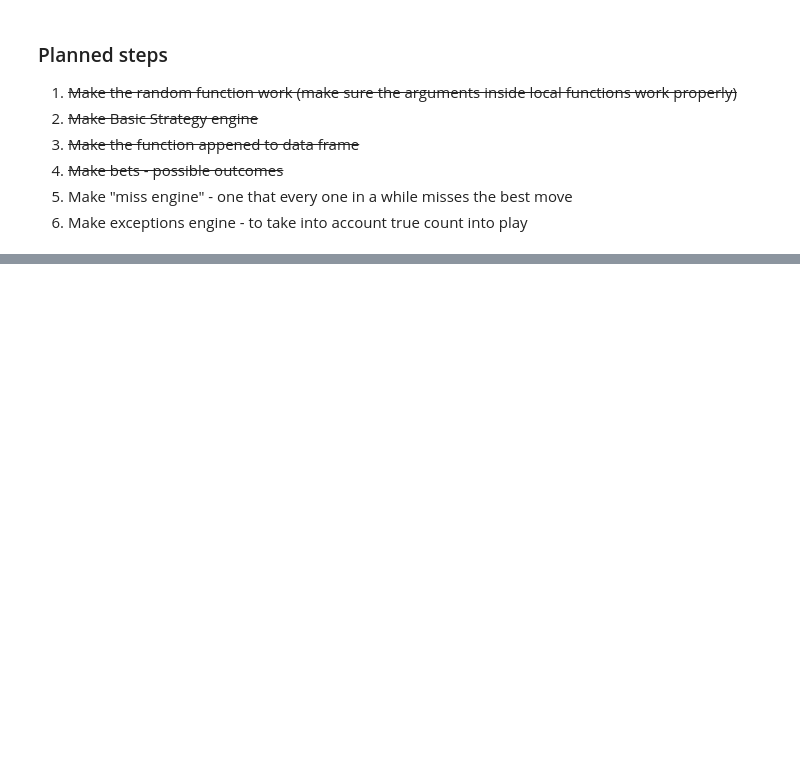
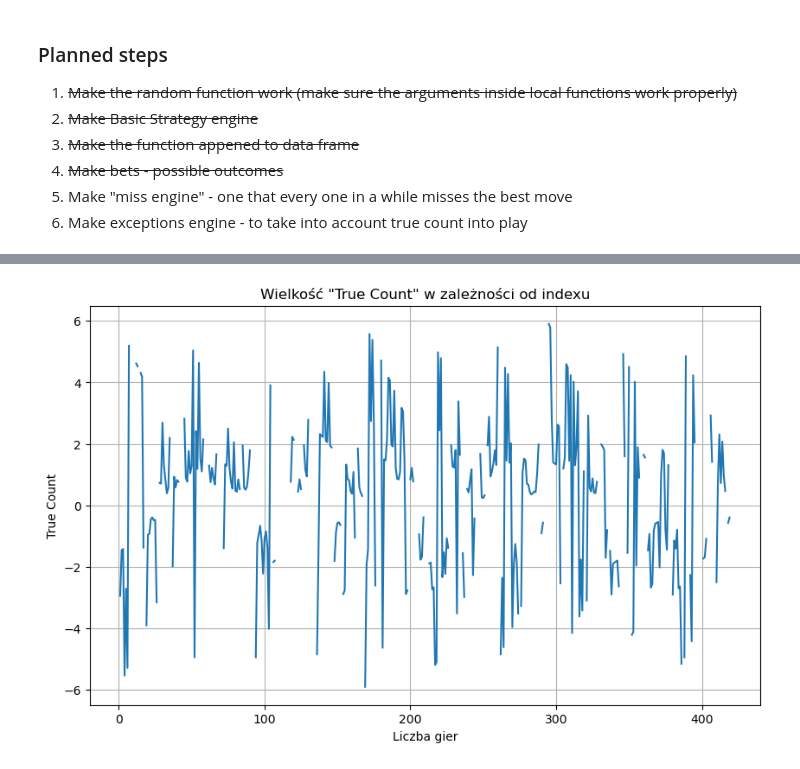
Before and after one commit to tomo-lord/BlackJack, a Jupyter notebook: BlackJack simulator.ipynb, the cells around one changed output, grey strips where cells are left out. Cells and saved outputs as stored; diff of their text form; code cells hidden in the pictures; blank space fills up the shorter version.

```diff
--- a/BlackJack simulator.ipynb
+++ b/BlackJack simulator.ipynb
@@ -342,0 +402,11 @@ data
+# %%
+# Tworzenie wykresu liniowego
+plt.figure(figsize=(10, 6))
+plt.plot(data.index, data['True count'])
+plt.title('Wielkość "True Count" w zależności od indexu')
+plt.xlabel('Liczba gier')
+plt.ylabel('True Count')
+plt.grid(True)
+plt.show()
+# %% [output]
+[figure, added]
```
Also changed, not shown: parts of 11 cells of this notebook.
